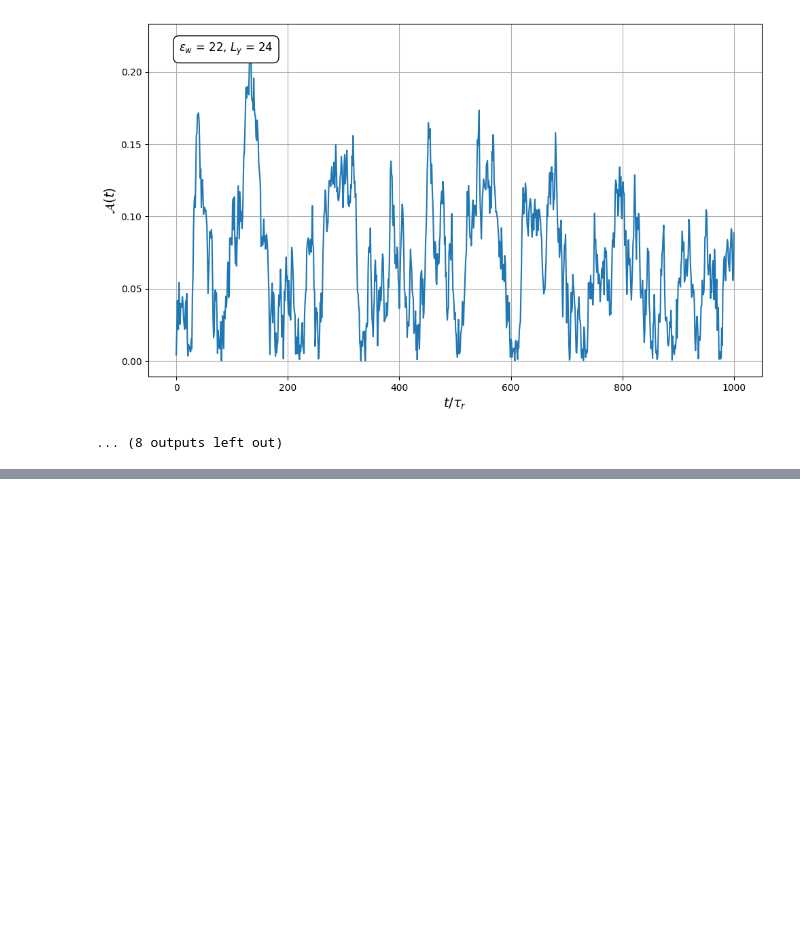
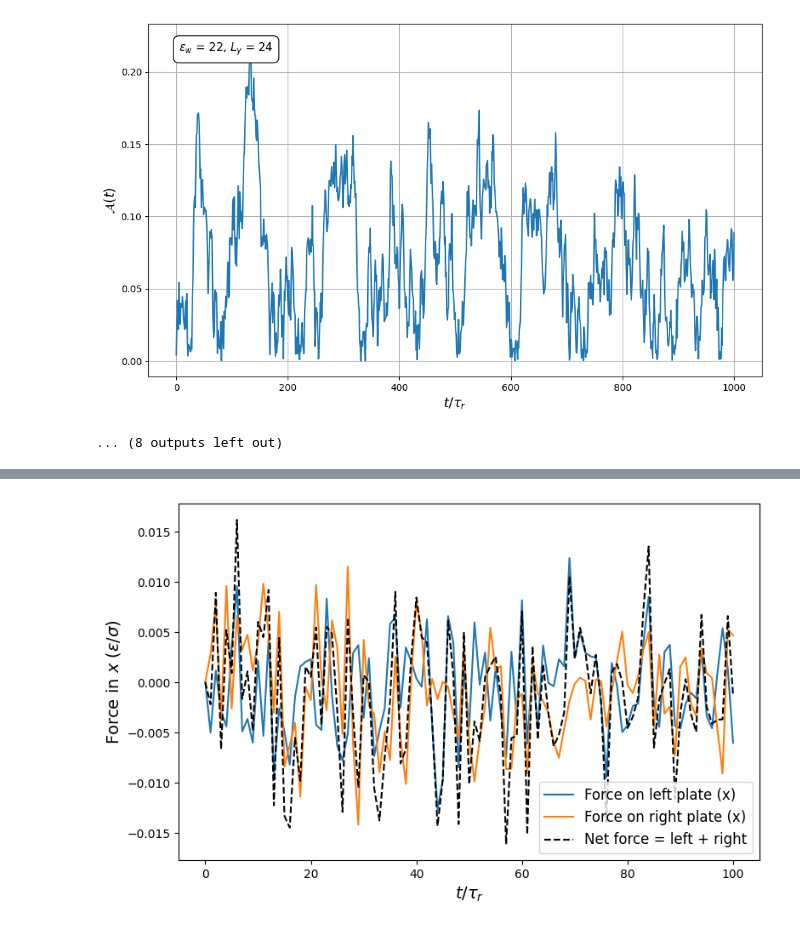
Before and after one commit to sohyuniverse/active-drying, a Jupyter notebook: models/analysis.ipynb, the cells around one changed output, grey strips where cells are left out. Drawn from its saved outputs; the diff is of its cells as text; code cells hidden in the pictures; blank space fills up the shorter version.

Commit message:
added casimir analysis

```diff
--- a/models/analysis.ipynb
+++ b/models/analysis.ipynb
@@ -458,0 +682,81 @@ Computed tau_r (persistence time): 104.16666666666667
+# %%
+# logfile = "/Volumes/Samsung_T5/dumps/casimir.3d.250118.1831.eps.38.d.30.out"
+logfile = "/Volumes/Samsung_T5/dumps/casimir.3d.250119.0316.eps.100.d.30.out"
+# %%
+import numpy as np
+import matplotlib.pyplot as plt
+
+data = []
+
+with open(logfile, 'r') as f:
+    for line in f:
+        line = line.strip()
+        if not line:
+            continue
+        toks = line.split()
+        # 7 columns: Step, Time, tscaled, PE, Press, f_left[1], f_right[1]
+        if len(toks) < 7:
+            continue
+        # Try parsing them as floats
+        try:
+            step     = float(toks[0])
+            sim_time = float(toks[1])
+            tscaled  = float(toks[2])
+            potEng   = float(toks[3])
+            press    = float(toks[4])
+            fLeft    = float(toks[5])
+            fRight   = float(toks[6])
+        except ValueError:
+            continue
+        data.append([step, sim_time, tscaled, potEng, press, fLeft, fRight])
+
+data = np.array(data)
+if data.size == 0:
+    print("No valid lines found with 7 numeric columns.")
+    import sys
+    sys.exit(1)
+
+# Exclude first row:
+data = data[1:]
+
+tscaled = data[:, 2]
+fLeftX  = data[:, 5]
+fRightX = data[:, 6]
+
+# Net force on plates:
+fNet = fLeftX + fRightX
+
+# Plot all forces vs. time
+plt.figure(figsize=(8, 5))
+plt.plot(tscaled, fLeftX,  label="Force on left plate (x)")
+plt.plot(tscaled, fRightX, label="Force on right plate (x)")
+plt.plot(tscaled, fNet,    label="Net force = left + right", color='k', linestyle='--')
+plt.xlabel(r'$t / \tau_r$', fontsize=14)
+plt.ylabel(r'Force in $x$ ($\epsilon / \sigma$)', fontsize=14)
+plt.legend(fontsize=12)
+plt.tight_layout()
+plt.show()
+
+# Averages near the end of the run
+nAvg = 1000  # last 1000 data lines
+if len(tscaled) < nAvg:
+    nAvg = len(tscaled)
+
+Fleft_avg  = np.mean(fLeftX[-nAvg:])
+Fright_avg = np.mean(fRightX[-nAvg:])
+Fnet_avg   = np.mean(fNet[-nAvg:])
+
+print(f"Last {nAvg} steps average forces:")
+print(f"  <F_left>  = {Fleft_avg: .6f}")
+print(f"  <F_right> = {Fright_avg: .6f}")
+print(f"  <F_net>   = {Fnet_avg: .6f}")
+
+# --- Decide attraction vs. repulsion based on sign of each plate's force ---
+if (Fleft_avg > 0.0 and Fright_avg < 0.0):
+    print("Plates are attracting (left plate pulled right, right plate pulled left).")
+elif (Fleft_avg < 0.0 and Fright_avg > 0.0):
+    print("Plates are repelling (left plate pushed left, right plate pushed right).")
+else:
+    print("No clear sign-based attraction/repulsion pattern (or more complicated scenario).")
+# %% [output]
+[figure, added]
```
Also changed, not shown: parts of 5 cells of this notebook, 4 other files.
